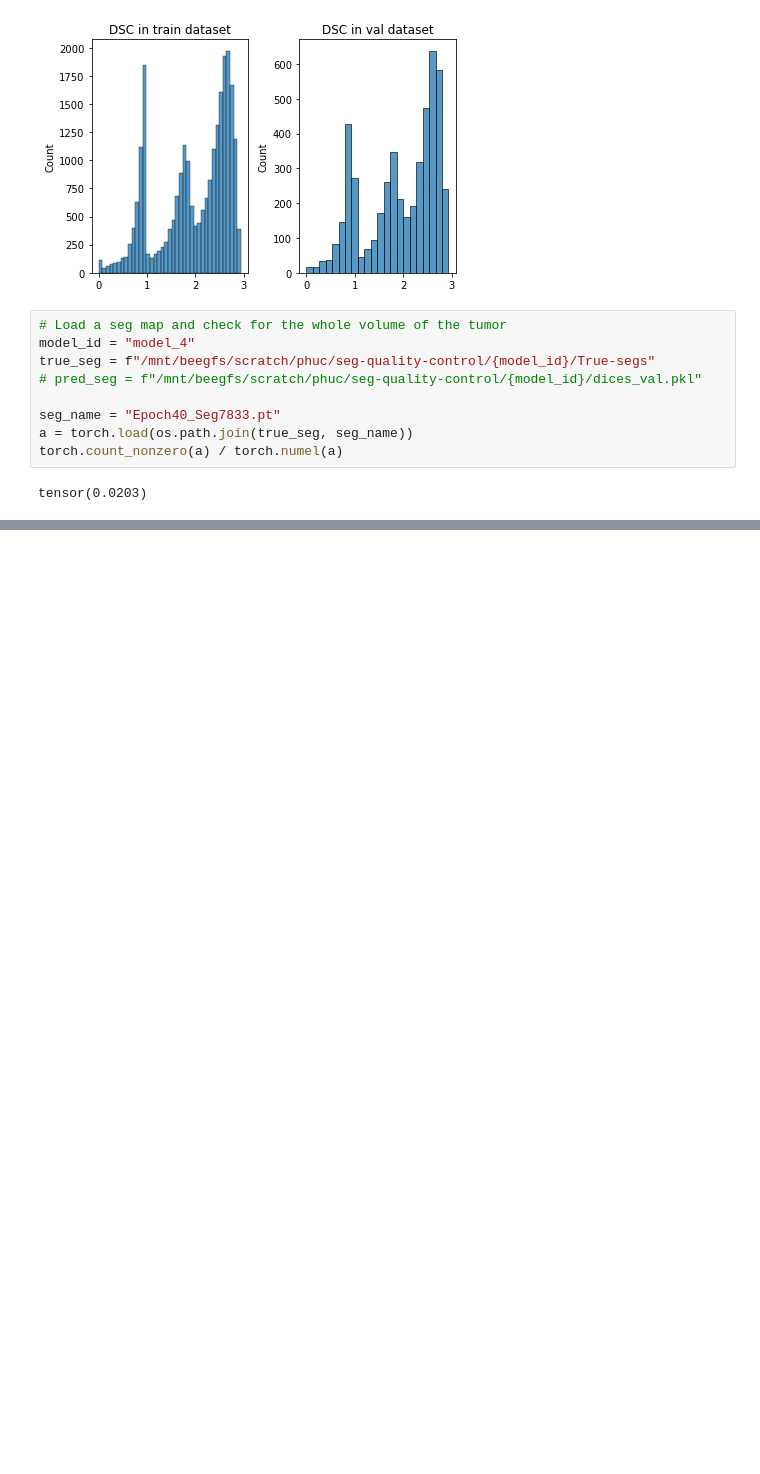
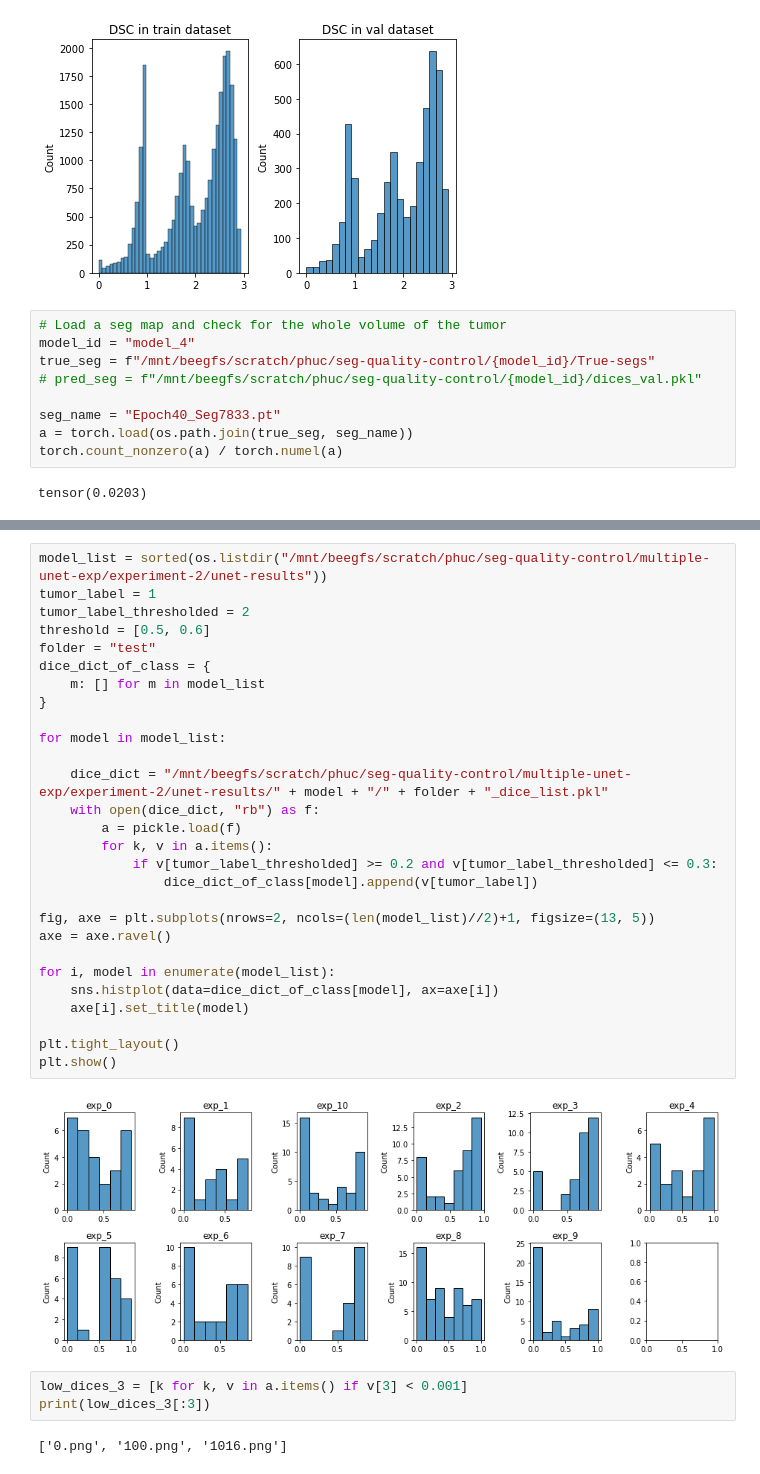
Before and after one commit to Mustardburger/Dice-score-predict, a Jupyter notebook: visual.ipynb, the cells around one changed output, grey strips where cells are left out. Saved outputs shown, nothing was run; the diff lists cells and outputs as text; blank space fills up the shorter version.

```diff
--- a/visual.ipynb
+++ b/visual.ipynb
@@ -78,0 +89,35 @@ tensor(-1.)
+# %%
+model_list = sorted(os.listdir("/mnt/beegfs/scratch/phuc/seg-quality-control/multiple-unet-exp/experiment-2/unet-results"))
+tumor_label = 1
+tumor_label_thresholded = 2
+threshold = [0.5, 0.6]
+folder = "test"
+dice_dict_of_class = {
+    m: [] for m in model_list
+}
+
+for model in model_list:
+
+    dice_dict = "/mnt/beegfs/scratch/phuc/seg-quality-control/multiple-unet-exp/experiment-2/unet-results/" + model + "/" + folder + "_dice_list.pkl"
+    with open(dice_dict, "rb") as f:
+        a = pickle.load(f)
+        for k, v in a.items():
+            if v[tumor_label_thresholded] >= 0.2 and v[tumor_label_thresholded] <= 0.3:
+                dice_dict_of_class[model].append(v[tumor_label])
+
+fig, axe = plt.subplots(nrows=2, ncols=(len(model_list)//2)+1, figsize=(13, 5))
+axe = axe.ravel()
+
+for i, model in enumerate(model_list):
+    sns.histplot(data=dice_dict_of_class[model], ax=axe[i])
+    axe[i].set_title(model)
+
+plt.tight_layout()
+plt.show()
+# %% [output]
+[figure, added]
+# %%
+low_dices_3 = [k for k, v in a.items() if v[3] < 0.001]
+print(low_dices_3[:3])
+# %% [output]
+['0.png', '100.png', '1016.png']
```
Also changed, not shown: parts of 9 cells of this notebook, 28 other files.
